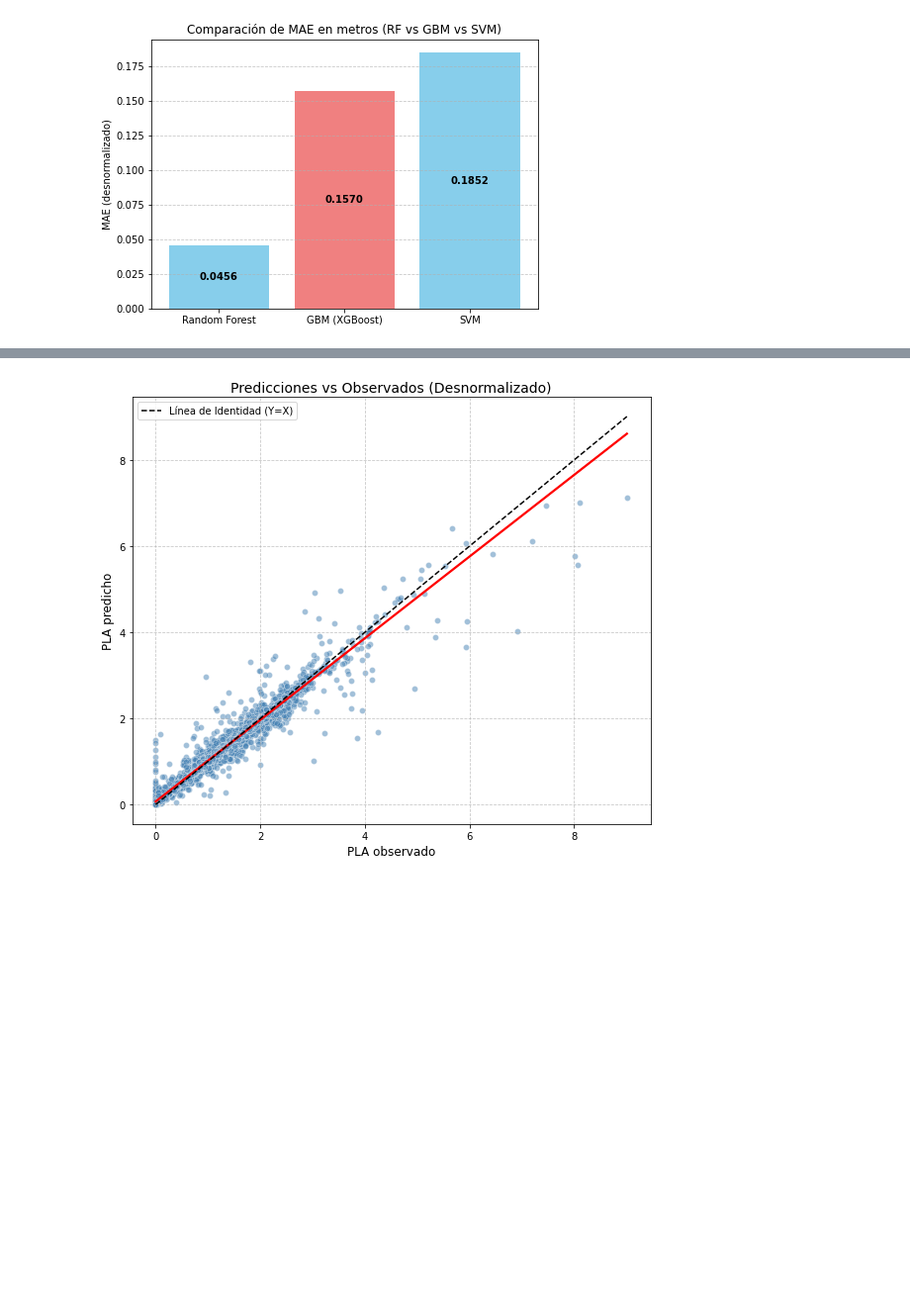
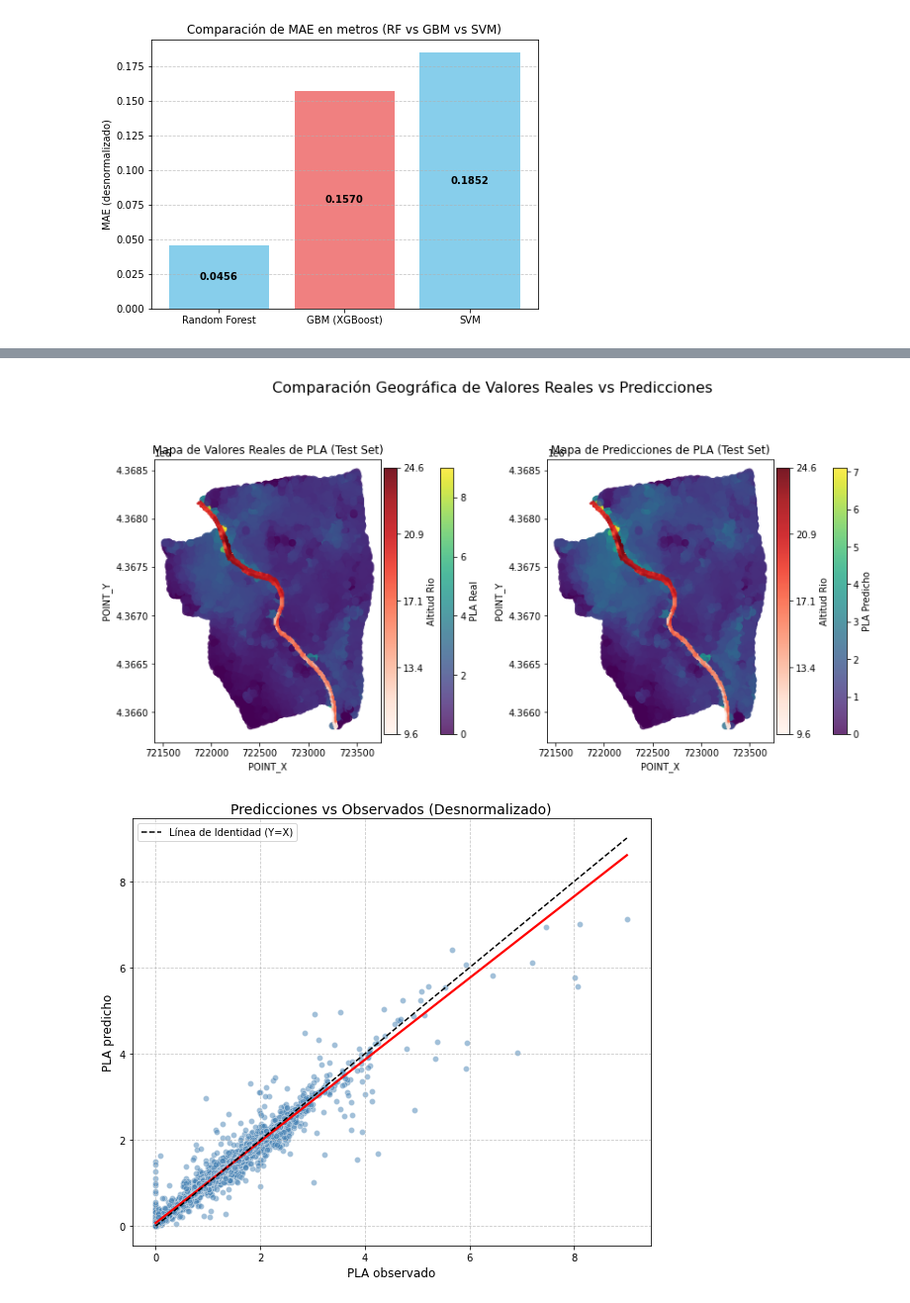
Before and after one commit to ANFAIA/En-Peu, a Jupyter notebook: notebooks/06-train_test_and_models.ipynb, the cells around one changed output, grey strips where cells are left out. Shown at 99% size. Drawn from its saved outputs; the diff is of its cells as text; code cells hidden in the pictures; blank space fills up the shorter version.

Commit message:
nuevo mapa predicciones, updates y readme

```diff
--- a/notebooks/06-train_test_and_models.ipynb
+++ b/notebooks/06-train_test_and_models.ipynb
@@ -678,0 +727,14 @@ DataFrame combinado guardado exitosamente como 'mapa_PLA_real_predicho.csv' en '
+# %%
+from scipy.spatial import KDTree
+
+# --- Filtros de datos: puntos fuera del río y puntos del río ---
+# Puntos fuera del río (B=0) y que tienen valores de Altitud válidos
+# Se excluyen Altitud = 0 o -9999 de los puntos que usaremos para imputar
+land_data = data_original[(data_original['B'] == 0) &
+                          (data_original['A'] != 0)].copy()
+
+# Puntos del río (B=1) - Estos son los que queremos imputar si tienen problemas
+river_data_original = data_original[data_original['B'] == 1].copy()
+
+print(f"\nNúmero de puntos terrestres válidos para imputar (B=0, Altitud != 0, -9999): {len(land_data)}")
+print(f"Número de puntos del río (B=1): {len(river_data_original)}")
@@ -679,3 +852,63 @@ DataFrame combinado guardado exitosamente como 'mapa_PLA_real_predicho.csv' en '
+# %%
+# --- HACER EL MAPA DE LAS PREDICCIONES ---
+
+
+plt.figure(figsize=(12, 6))
+
+# Gráfico de dispersión para los valores reales
+ax1 = plt.subplot(1, 2, 1) # 1 fila, 2 columnas, primer gráfico
+scatter1 = ax1.scatter(map_data['POINT_X'], map_data['POINT_Y'],
+                       c=map_data['PLA_Real'], cmap='viridis', s=50, alpha=0.8)
+ax1.set_title('Mapa de Valores Reales de PLA (Test Set)')
+ax1.set_xlabel('POINT_X')
+ax1.set_ylabel('POINT_Y')
+plt.colorbar(scatter1, ax=ax1, shrink=0.7, aspect=20, label='PLA Real')
+ax1.set_aspect('equal', adjustable='box') # CORRECTED: Called on ax1
+
+# Superponer los puntos del río si existen y tienen altitud imputada
+if not river_data_imputed.empty and 'Altitud_Imputada' in river_data_imputed.columns:
+    scatter_river_alt = ax1.scatter(river_data_imputed['POINT_X'], river_data_imputed['POINT_Y'],
+                                    c=river_data_imputed['Altitud_Normalized'], cmap=river_cmap,
+                                    s=2, alpha=0.9, edgecolor='none', linewidth=0.5, label='Río (Altitud)')
+    cbar_river = plt.colorbar(scatter_river_alt, ax=ax1, label='Altitud Rio', shrink=0.7, aspect=20, pad=0.01) # Ajustado shrink, aspect, pad
+
+    if min_altitud_imputed != max_altitud_imputed:
+        cbar_river.set_ticks(cbar_river_ticks_norm)
+        cbar_river.set_ticklabels(cbar_river_labels_real)
+
+
+# Gráfico de dispersión para las predicciones
+ax2 = plt.subplot(1, 2, 2) # 1 fila, 2 columnas, segundo gráfico
+scatter2 = ax2.scatter(map_data['POINT_X'], map_data['POINT_Y'],
+                       c=map_data['PLA_Predicho'], cmap='viridis', s=50, alpha=0.8)
+ax2.set_title('Mapa de Predicciones de PLA (Test Set)')
+ax2.set_xlabel('POINT_X')
+ax2.set_ylabel('POINT_Y')
+plt.colorbar(scatter2, ax=ax2, shrink=0.7, aspect=20, label='PLA Predicho')
+ax2.set_aspect('equal', adjustable='box') # CORRECTED: Called on ax2
+
+
+# Superponer los puntos del río si existen y tienen altitud imputada
+if not river_data_imputed.empty and 'Altitud_Imputada' in river_data_imputed.columns:
+    scatter_river_alt = ax2.scatter(river_data_imputed['POINT_X'], river_data_imputed['POINT_Y'],
+                                    c=river_data_imputed['Altitud_Normalized'], cmap=river_cmap,
+                                    s=2, alpha=0.9, edgecolor='none', linewidth=0.5, label='Río (Altitud)')
+    cbar_river = plt.colorbar(scatter_river_alt, ax=ax2, label='Altitud Rio', shrink=0.7, aspect=20, pad=0.01) # Ajustado shrink, aspect, pad
+
+    if min_altitud_imputed != max_altitud_imputed:
+        cbar_river.set_ticks(cbar_river_ticks_norm)
+        cbar_river.set_ticklabels(cbar_river_labels_real)
+
+
+plt.tight_layout()
+plt.suptitle('Comparación Geográfica de Valores Reales vs Predicciones', y=1.05, fontsize=16)
+
+# Guardar la figura en el directorio
+plt.savefig(os.path.join(parent_directory, 'images','mapa_predicciones_PLA_rio.png'), bbox_inches='tight', dpi=300)
+
+plt.show()
+# %% [output]
+[figure, added]
 # %%
 Y ahora vemos un gráfico de dispersión entre valores predichos y observados
 # %%
```
Also changed, not shown: parts of 22 cells of this notebook, 4 other files.
